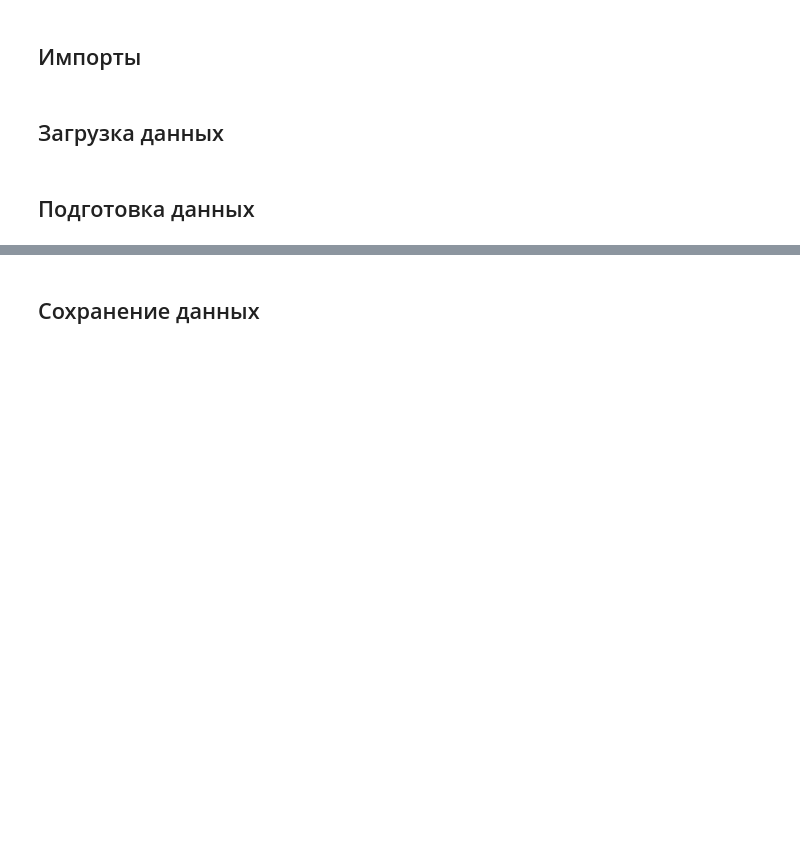
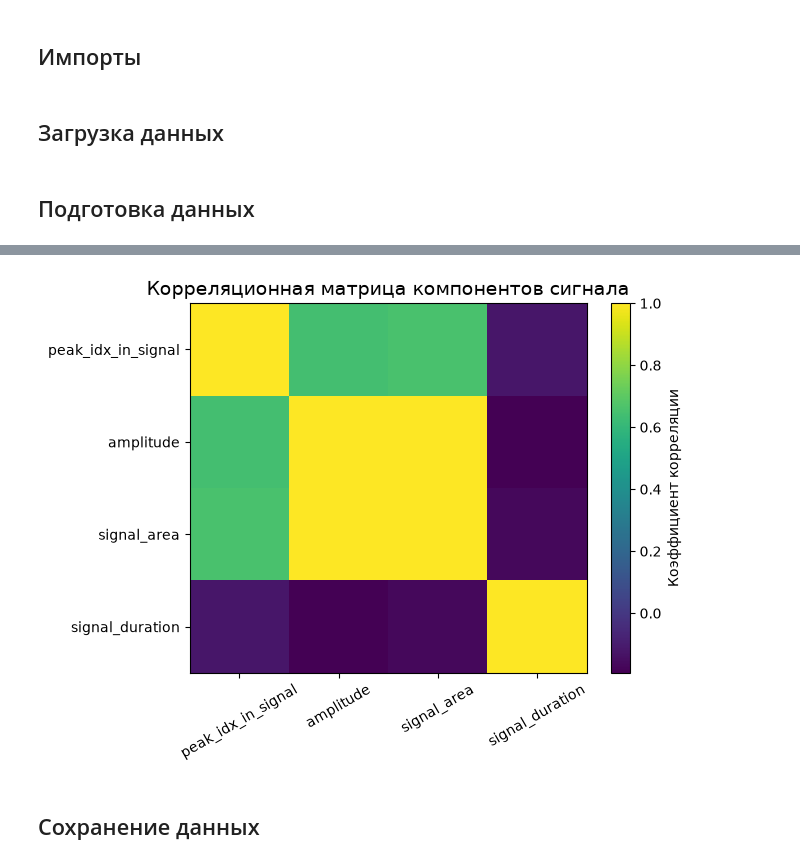
Before and after one commit to AlekseiAgarkov/kaggle_unsupervised_ml_signal_classification, a Jupyter notebook: notebooks/2_Data_Preprocessing.ipynb, the cells around one changed output, grey strips where cells are left out. Saved outputs shown, nothing was run; the diff lists cells and outputs as text; code cells hidden in the pictures; blank space fills up the shorter version.

```diff
--- a/notebooks/2_Data_Preprocessing.ipynb
+++ b/notebooks/2_Data_Preprocessing.ipynb
@@ -24,3 +62,13 @@ df = pd.DataFrame({'data_array': df_raw.apply(lambda row: np.array(row.values),
+# %%
+components = ['peak_idx_in_signal', 'amplitude', 'signal_area', 'signal_duration']
+plt.imshow(signal_df[['peak_idx_in_signal', 'amplitude', 'signal_area', 'signal_duration']].corr(), aspect='auto')
+plt.colorbar(label='Коэффициент корреляции')
+plt.xticks(range(len(components)), components, rotation=30)
+plt.yticks(range(len(components)), components)
+plt.title('Корреляционная матрица компонентов сигнала', fontsize=14)
+plt.show()
+# %% [output]
+[figure, added]
 # %% [markdown]
 ## Сохранение данных
 # %%
```
Also changed, not shown: parts of 7 cells of this notebook, 2 other files.
